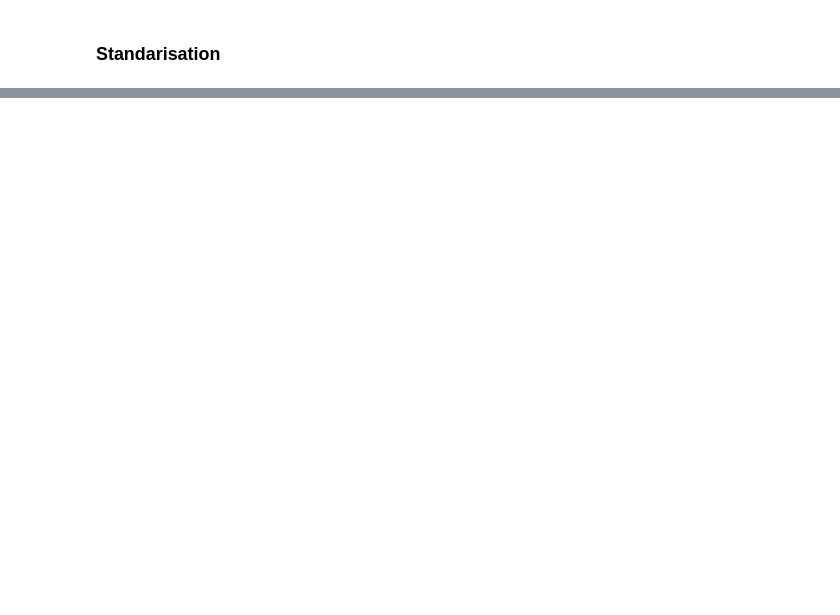
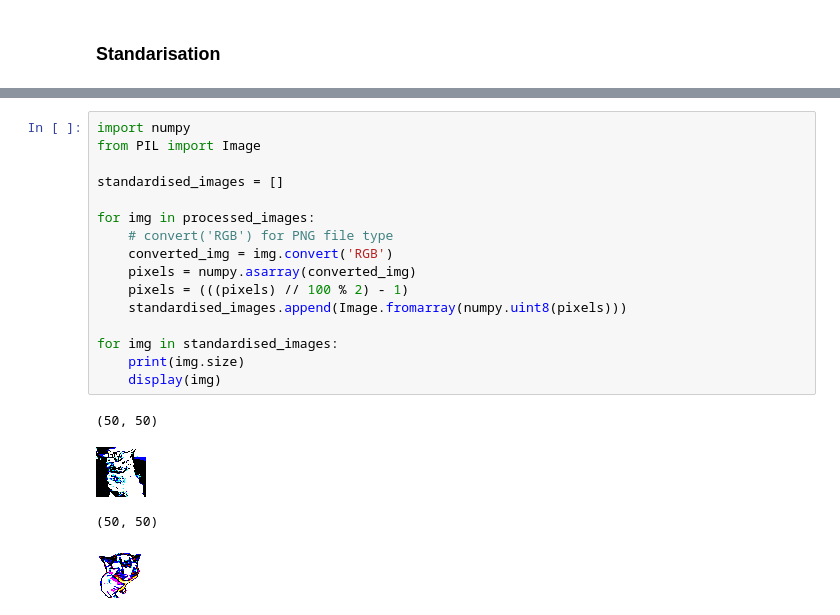
Before and after one commit to krzkro4122/uj, a Jupyter notebook: deep-learning/1/2-image-management.ipynb, the cells around one changed output, grey strips where cells are left out. Saved outputs shown, nothing was run; the diff lists cells and outputs as text; blank space fills up the shorter version.

```diff
--- a/deep-learning/1/2-image-management.ipynb
+++ b/deep-learning/1/2-image-management.ipynb
@@ -81,0 +105,21 @@ scaled_image.resize(size)
+# %%
+import numpy
+from PIL import Image
+
+standardised_images = []
+
+for img in processed_images:
+    # convert('RGB') for PNG file type
+    converted_img = img.convert('RGB')
+    pixels = numpy.asarray(converted_img)
+    pixels = (((pixels) // 100 % 2) - 1)
+    standardised_images.append(Image.fromarray(numpy.uint8(pixels)))
+
+for img in standardised_images:
+    print(img.size)
+    display(img)
+# %% [output]
+(50, 50)
+[figure, added]
+(50, 50)
+[figure, added]
```
Also changed, not shown: parts of 10 cells of this notebook, 4 other files.
